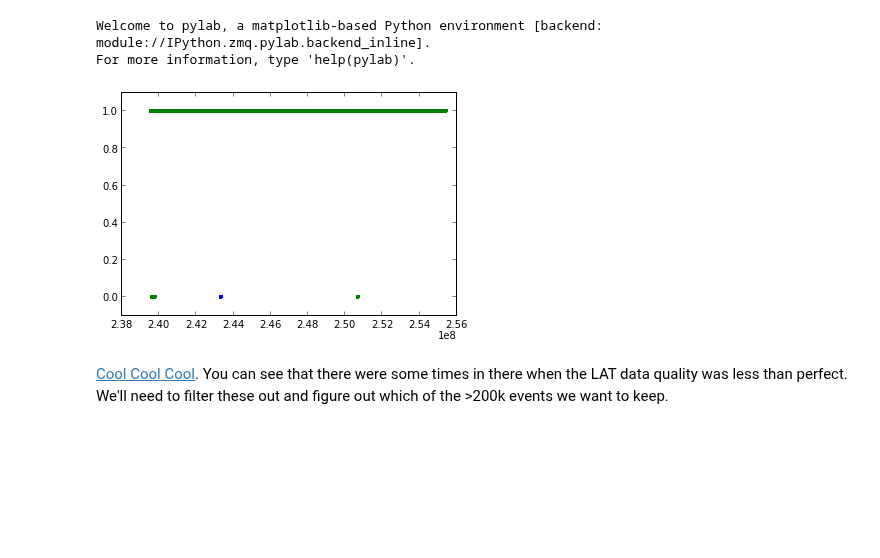
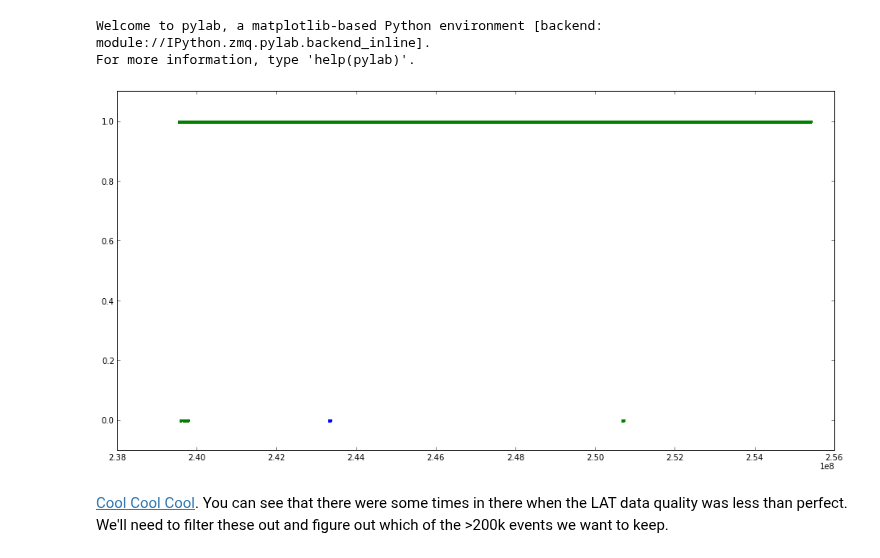
Before and after one commit to FermiSummerSchool/fermi-summer-school, a Jupyter notebook: Data_Exploration.ipynb, the cells around one changed output. Saved outputs shown, nothing was run; the diff lists cells and outputs as text; code cells hidden in the pictures; blank space fills up the shorter version.

```diff
--- a/Data_Exploration.ipynb
+++ b/Data_Exploration.ipynb
@@ -216,12 +212,13 @@ sc_data = sc_hdulist[1].data
 Welcome to pylab, a matplotlib-based Python environment [backend: module://IPython.zmq.pylab.backend_inline].
 For more information, type 'help(pylab)'.
 # %%
+figsize(16,8)
 plot(sc_data.field('START'),sc_data.field('DATA_QUAL'),'.')
 plot(sc_data.field('START'),sc_data.field('LAT_CONFIG'),'.')
 ylim(-0.1,1.1)
 show()
 # %% [output]
-[figure, old version]
+[figure, new version]
 # %% [markdown]
 [Cool Cool Cool](http://www.youtube.com/watch?v=8IIrf_JSuQk).  You can see that there were some times in there when the LAT data quality was less than perfect.  We'll need to filter these out and figure out which of the >200k events we want to keep.
 # %% [markdown]
```
Also changed, not shown: parts of 8 cells of this notebook, 1 other file.
